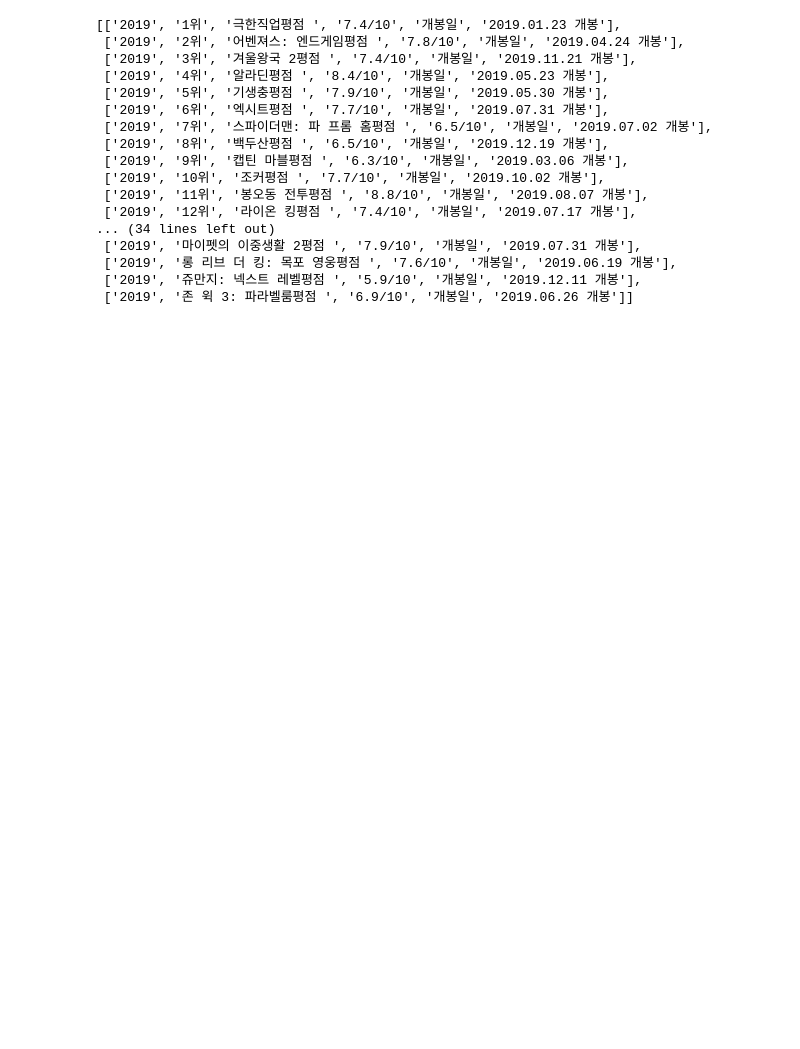
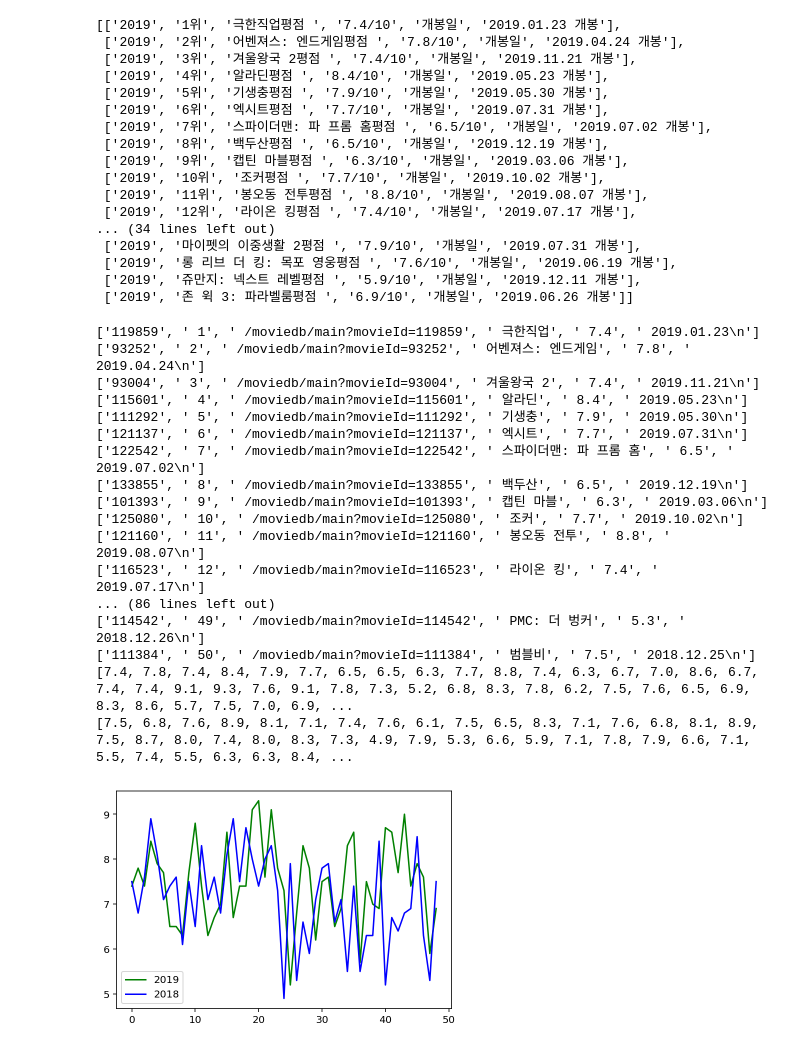
Before and after one commit to cybermin/pythonbasic, a Jupyter notebook: work/06/ex21.ipynb, the cells around one changed output. Saved outputs shown, nothing was run; the diff lists cells and outputs as text; code cells hidden in the pictures; blank space fills up the shorter version.

```diff
--- a/work/06/ex21.ipynb
+++ b/work/06/ex21.ipynb
@@ -81,7 +81,7 @@ def mvlist(year):
         href = re.search(r'href=\"([\w\/?=]+)', ainfo).group(1)
 
         #영화명 : 태그로 찾기
-        mvname = li.select_one('strong').text
+        mvname = li.select_one('strong').text.replace(',', '')
         #평점 : 클래스명으로 찾기
         grade = li.select_one('.emph_grade').text
         #개봉일 : 태그로 찾기
@@ -105,5 +105,5 @@ mv = mv2019 + mv2018
 # %%
 with open('/content/drive/My Drive/PythonWork/PythonBasic/work/06/mv1.csv', 'w') as fp :
     for item in mv :
-        item = str(item).replace('[','').replace(']','') + '\n'
+        item = str(item).replace('[','').replace(']','').replace("'","") + '\n'
         fp.write(item)
@@ -143,3 +153,48 @@ mvlist2(2019)
  ['2019', '롱 리브 더 킹: 목포 영웅평점 ', '7.6/10', '개봉일', '2019.06.19 개봉'],
  ['2019', '쥬만지: 넥스트 레벨평점 ', '5.9/10', '개봉일', '2019.12.11 개봉'],
  ['2019', '존 윅 3: 파라벨룸평점 ', '6.9/10', '개봉일', '2019.06.26 개봉']]
+# %%
+with open('/content/drive/My Drive/PythonWork/PythonBasic/work/06/mv1.csv', 'r', encoding='utf-8') as fp :
+    data = fp.readlines()
+
+grade2019 = []
+grade2018 = []
+grade = {}
+
+for line in data :
+    #데이터 생성시 영화명에 ,를 제거하면 수행하지 않아도 됨
+    #line = line.replace("', ", "'| ").replace(", '", "| '").replace('\n','')
+    #line = line.replace("'","").split('|')
+
+    line = line.split(',')
+    print(line)
+    if line[5].strip()[:4] == '2019' : grade2019.append(float(line[4]) )
+    elif line[5].strip()[:4] == '2018' : grade2018.append(float(line[4]) )
+
+
+print(grade2019)
+print(grade2018)
+
+plt.plot(grade2019, 'g', label='2019')
+plt.plot(grade2018, 'b', label='2018')
+plt.legend()
+plt.show()
+# %% [output]
+['119859', ' 1', ' /moviedb/main?movieId=119859', ' 극한직업', ' 7.4', ' 2019.01.23\n']
+['93252', ' 2', ' /moviedb/main?movieId=93252', ' 어벤져스: 엔드게임', ' 7.8', ' 2019.04.24\n']
+['93004', ' 3', ' /moviedb/main?movieId=93004', ' 겨울왕국 2', ' 7.4', ' 2019.11.21\n']
+['115601', ' 4', ' /moviedb/main?movieId=115601', ' 알라딘', ' 8.4', ' 2019.05.23\n']
+['111292', ' 5', ' /moviedb/main?movieId=111292', ' 기생충', ' 7.9', ' 2019.05.30\n']
+['121137', ' 6', ' /moviedb/main?movieId=121137', ' 엑시트', ' 7.7', ' 2019.07.31\n']
+['122542', ' 7', ' /moviedb/main?movieId=122542', ' 스파이더맨: 파 프롬 홈', ' 6.5', ' 2019.07.02\n']
+['133855', ' 8', ' /moviedb/main?movieId=133855', ' 백두산', ' 6.5', ' 2019.12.19\n']
+['101393', ' 9', ' /moviedb/main?movieId=101393', ' 캡틴 마블', ' 6.3', ' 2019.03.06\n']
+['125080', ' 10', ' /moviedb/main?movieId=125080', ' 조커', ' 7.7', ' 2019.10.02\n']
+['121160', ' 11', ' /moviedb/main?movieId=121160', ' 봉오동 전투', ' 8.8', ' 2019.08.07\n']
+['116523', ' 12', ' /moviedb/main?movieId=116523', ' 라이온 킹', ' 7.4', ' 2019.07.17\n']
+... (86 lines left out)
+['114542', ' 49', ' /moviedb/main?movieId=114542', ' PMC: 더 벙커', ' 5.3', ' 2018.12.26\n']
+['111384', ' 50', ' /moviedb/main?movieId=111384', ' 범블비', ' 7.5', ' 2018.12.25\n']
+[7.4, 7.8, 7.4, 8.4, 7.9, 7.7, 6.5, 6.5, 6.3, 7.7, 8.8, 7.4, 6.3, 6.7, 7.0, 8.6, 6.7, 7.4, 7.4, 9.1, 9.3, 7.6, 9.1, 7.8, 7.3, 5.2, 6.8, 8.3, 7.8, 6.2, 7.5, 7.6, 6.5, 6.9, 8.3, 8.6, 5.7, 7.5, 7.0, 6.9, ...
+[7.5, 6.8, 7.6, 8.9, 8.1, 7.1, 7.4, 7.6, 6.1, 7.5, 6.5, 8.3, 7.1, 7.6, 6.8, 8.1, 8.9, 7.5, 8.7, 8.0, 7.4, 8.0, 8.3, 7.3, 4.9, 7.9, 5.3, 6.6, 5.9, 7.1, 7.8, 7.9, 6.6, 7.1, 5.5, 7.4, 5.5, 6.3, 6.3, 8.4, ...
+[figure, added]
```
Also changed, not shown: parts of 1 cell of this notebook.
